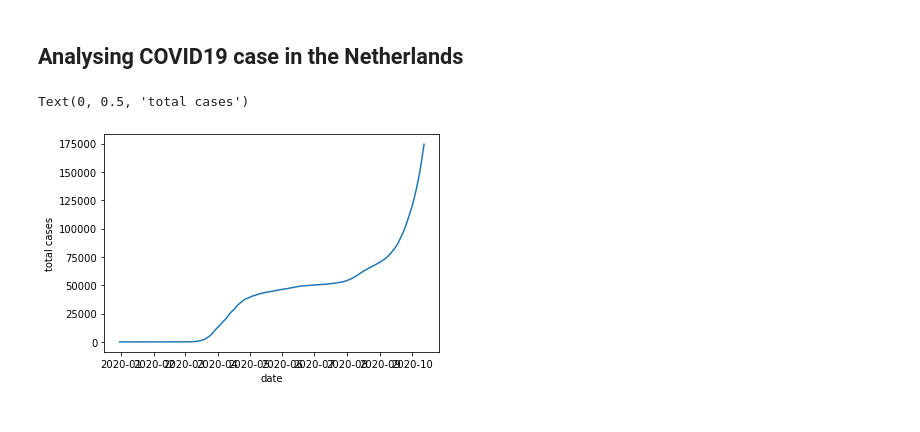
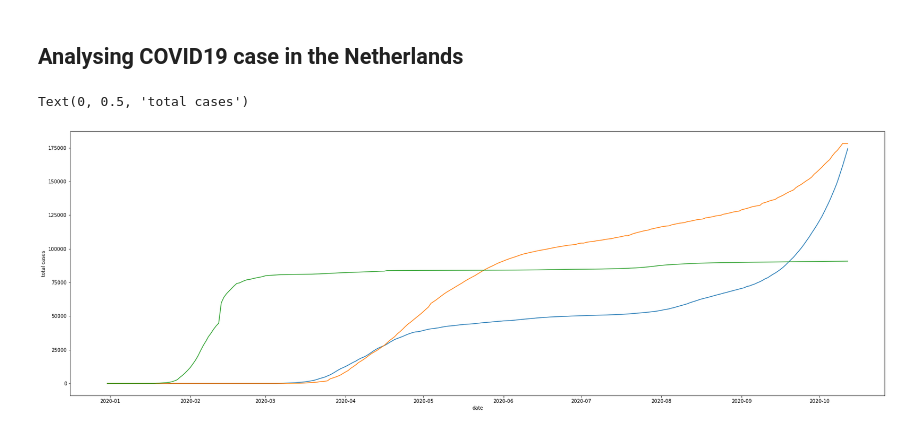
Before and after one commit to Tuaneyo/machine-learning-assignment, a Jupyter notebook: Decision Tree Regressor.ipynb, the cells around one changed output. Cells and saved outputs as stored; diff of their text form; code cells hidden in the pictures.

```diff
--- a/Decision Tree Regressor.ipynb
+++ b/Decision Tree Regressor.ipynb
@@ -14,21 +14,22 @@ from sklearn.model_selection import train_test_split
 from sklearn.metrics import mean_squared_error as MSE
 from sklearn import metrics
 from scipy import stats
+plt.rcParams["figure.figsize"] = (30, 10)
 # %%
 # Import data and preprocessing
 df = pd.read_csv("files/Case_PRB.csv", header = 0)
 df = df.fillna(0)
 
 df_netherlands = df[(df['location'] == "Netherlands")]
-df_italy = df[(df['location'] == "Italy")]
-df_france = df[(df['location'] == "France")]
+df_italy = df[(df['location'] == "Canada")]
+df_france = df[(df['location'] == "China")]
 
 
 plt.plot(pd.to_datetime(df_netherlands['date'], dayfirst=True), df_netherlands['total_cases'])
 plt.plot(pd.to_datetime(df_italy['date'], dayfirst=True), df_italy['total_cases'])
 plt.plot(pd.to_datetime(df_france['date'], dayfirst=True), df_france['total_cases'])
 plt.xlabel("date")
 plt.ylabel("total cases")
 # %% [output]
 Text(0, 0.5, 'total cases')
-[figure, old version]
+[figure, new version]
```
Also changed, not shown: 7 other files.
